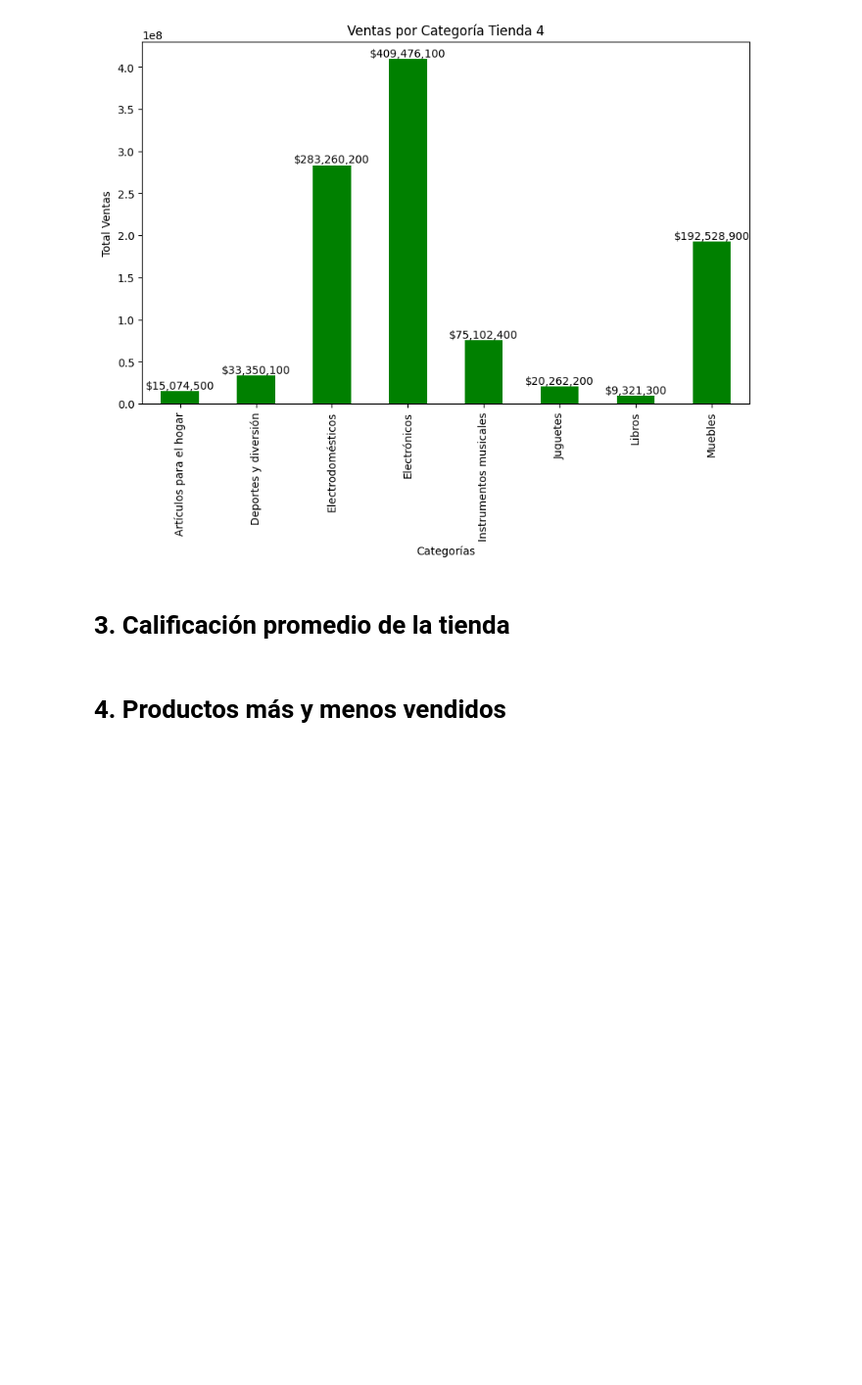
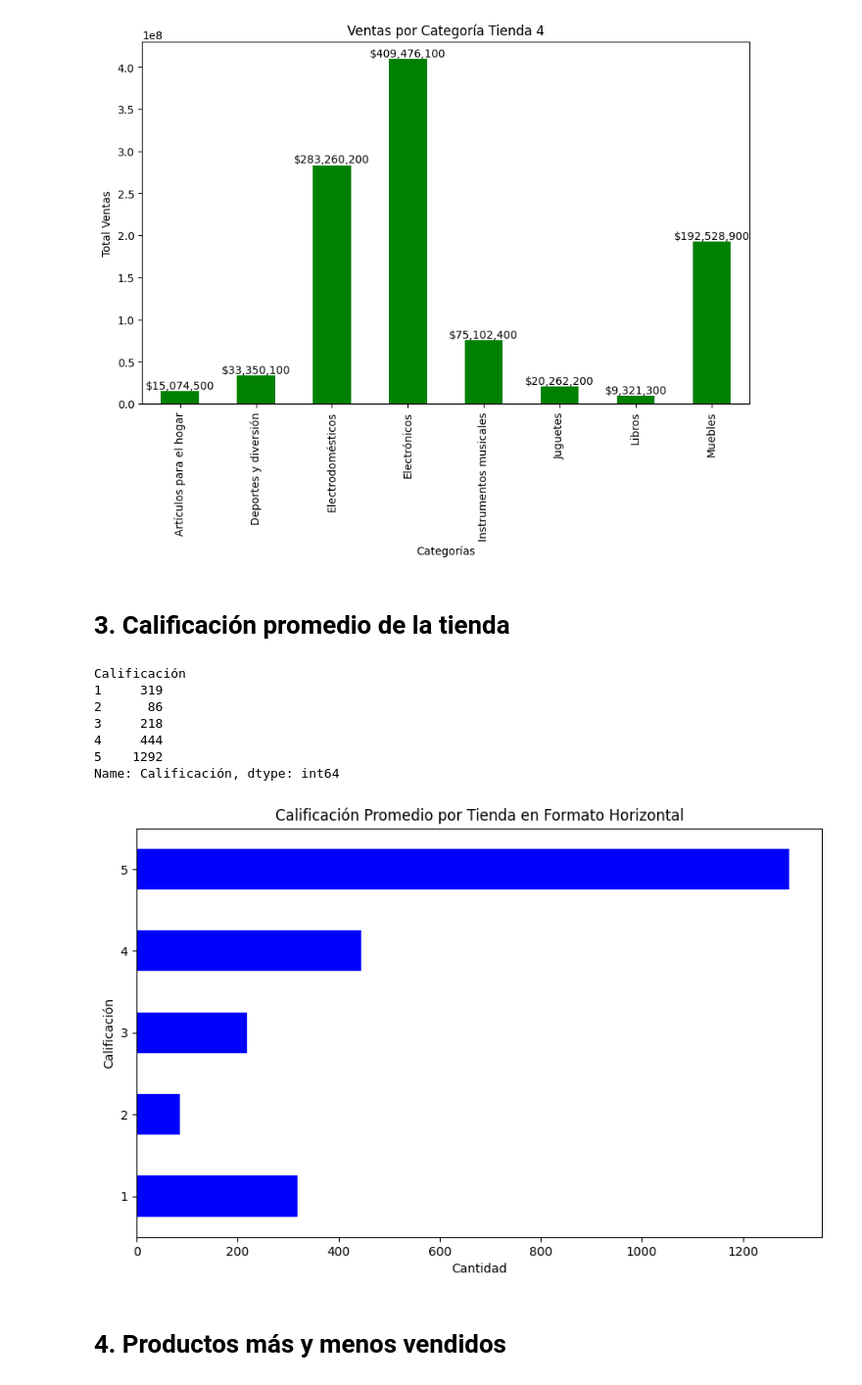
Before and after one commit to wimero72/challenge1-data-science-latam, a Jupyter notebook: Challege1_data_science_latam.ipynb, the cells around one changed output. Shown at 98% size. Saved outputs shown, nothing was run; the diff lists cells and outputs as text; code cells hidden in the pictures; blank space fills up the shorter version.

```diff
--- a/Challege1_data_science_latam.ipynb
+++ b/Challege1_data_science_latam.ipynb
@@ -21,15 +21,24 @@ tienda2 = pd.read_csv(url2)
 tienda3 = pd.read_csv(url3)
 tienda4 = pd.read_csv(url4)
 
+# Agregar el ID correspondiente a cada tienda
+tienda1["Tienda_id"] = 1
+tienda2["Tienda_id"] = 2
+tienda3["Tienda_id"] = 3
+tienda4["Tienda_id"] = 4
 
-# Verificamos la estructura de los datos de cada DataFrame que se encuentre en optimas condiciones para hacer el analisis
+# Unir todos los DataFrames en uno solo
+tiendas = pd.concat([tienda1, tienda2, tienda3, tienda4], ignore_index=True)
+
+# Guardar el DataFrame unificado si es necesario
+tiendas.to_csv("datos_unificados.csv", index=False)
 
 # Obtén el número de filas y columnas
-filas, columnas = tienda1.shape
+filas, columnas = tiendas.shape
 
 # Imprime los resultados
 print("Número de filas:", filas)
 print("Número de columnas:", columnas)
 
-tienda1.head(10)
+tiendas.head(10)
 # %% [output]
@@ -198,6 +232,25 @@ plt.show()
 [figure]
 # %% [markdown]
 # 3. Calificación promedio de la tienda
+# %%
+calificacion_promedio_t1 = tienda1.groupby("Calificación")["Calificación"].count()
+print(calificacion_promedio_t1)
+
+# Graficar en formato horizontal
+calificacion_promedio_t1.plot(kind="barh", color="blue", figsize=(10, 6))
+plt.ylabel("Calificación")  # Ahora está en el eje Y
+plt.xlabel("Cantidad")  # Ahora está en el eje X
+plt.title("Calificación Promedio por Tienda en Formato Horizontal")
+plt.show()
+# %% [output]
+Calificación
+1     319
+2      86
+3     218
+4     444
+5    1292
+Name: Calificación, dtype: int64
+[figure, added]
 # %% [markdown]
 # 4. Productos más y menos vendidos
 # %% [markdown]
```
Also changed, not shown: parts of 2 cells of this notebook.
